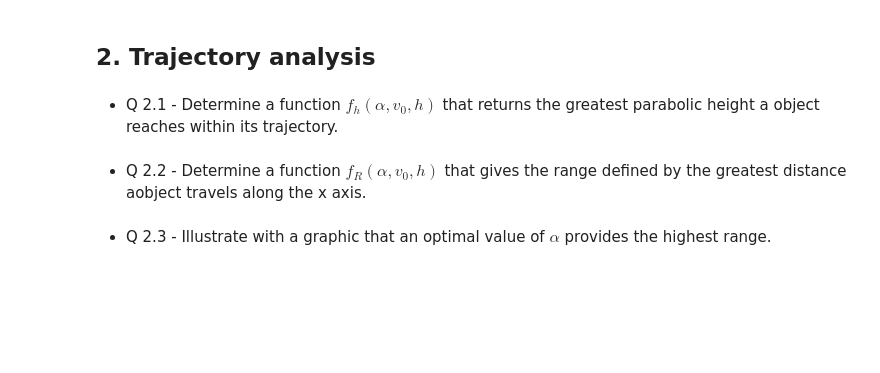
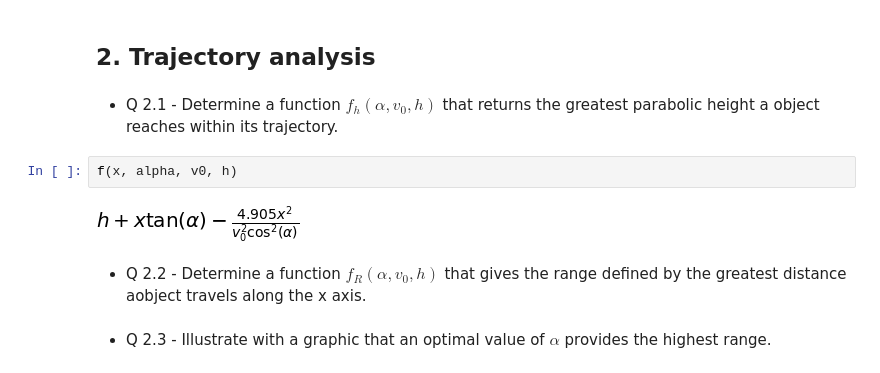
Before and after one commit to ebenezer11/CAD1-sympy, a Jupyter notebook: lab3.ipynb, the cells around one changed output. Cells and saved outputs as stored; diff of their text form; blank space fills up the shorter version.

```diff
--- a/lab3.ipynb
+++ b/lab3.ipynb
@@ -40,6 +66,10 @@ SyntaxError: invalid syntax (<ipython-input-4-16684703ba0d>, line 4)
 ## 2. Trajectory analysis
 # %% [markdown]
 * Q 2.1 - Determine a function $f_h(\alpha, v_0 , h)$ that returns the greatest parabolic height a object reaches within its trajectory.
+# %%
+f(x, alpha, v0, h)
+# %% [output]
+[figure, added]
 # %% [markdown]
 * Q 2.2 - Determine a function $f_R(\alpha, v_0, h)$ that gives the range defined by the greatest distance aobject travels
 along the x axis.
```
Also changed, not shown: parts of 5 cells of this notebook, 1 other file.
